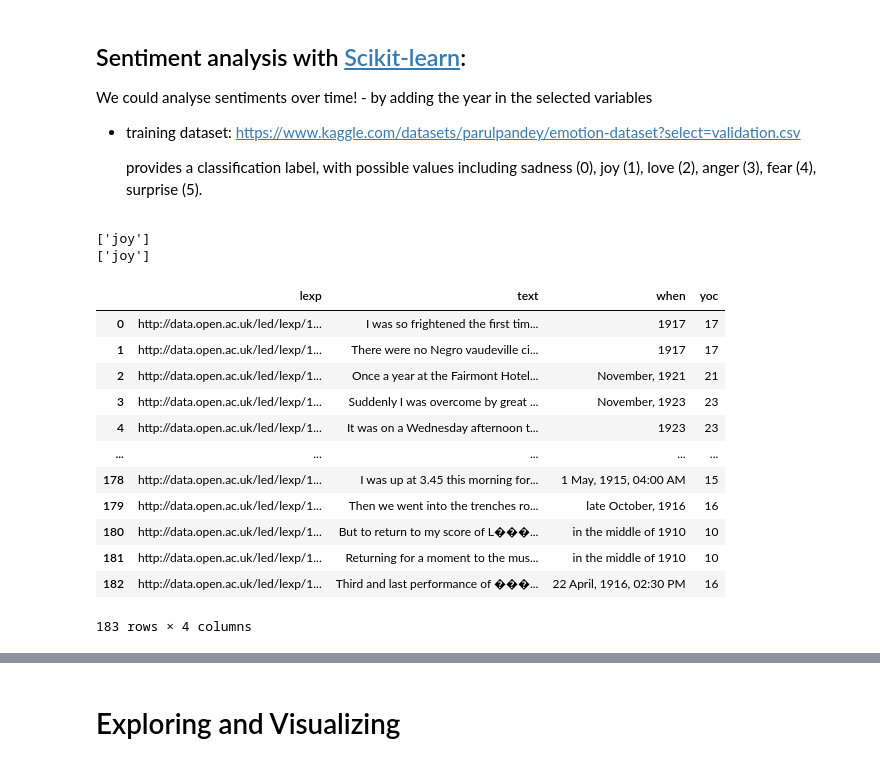
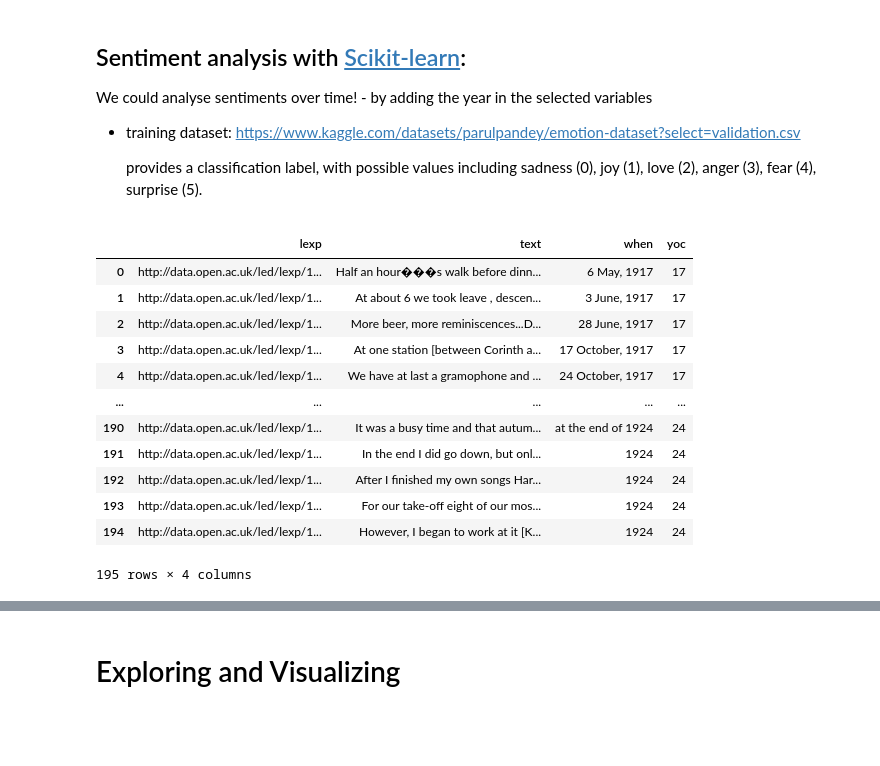
Before and after one commit to InfoViz/InfoViz, a Jupyter notebook: Data_Management.ipynb, the cells around one changed output, grey strips where cells are left out. Saved outputs shown, nothing was run; the diff lists cells and outputs as text; code cells hidden in the pictures; blank space fills up the shorter version.

Commit message:
Update Data_management

```diff
--- a/Data_Management.ipynb
+++ b/Data_Management.ipynb
@@ -384,7 +383 @@ Harp                       1
 Name: instrument_label, dtype: int64
-# %%
-instr_set=set()
-for value in df_instr['instrument_label']:
-    instr_set.add(value)
-instr_set
-#join together equal instruments
@@ -632,14 +637,11 @@ q=vect.transform(q)
 
 print(model.predict(q))
 
-z=array(['horrible film'])
+z=array(['horrible sad film'])
 z=vect.transform(z)
 print(model.predict(z))
 
 #
-# %% [output]
-['joy']
-['joy']
 # %%
 led_endpoint="http://data.open.ac.uk/sparql"
 
@@ -654,48 +656,47 @@ PREFIX edtf: <http://data.open.ac.uk/edtf/ontology/>
 PREFIX edtfdata: <http://data.open.ac.uk/time/edtf/>
 PREFIX event: <http://purl.org/NET/c4dm/event.owl#>
 PREFIX led: <http://led.kmi.open.ac.uk/term/>
 PREFIX rdf: <http://www.w3.org/1999/02/22-rdf-syntax-ns#>
 PREFIX rdfs: <http://www.w3.org/2000/01/rdf-schema#>
 PREFIX schema: <http://schema.org/>
 prefix mo:<http://purl.org/ontology/mo/>
 prefix db:<http://dbpedia.org/ontology/>
 prefix uk:<http://data.open.ac.uk/ukresearchproject/ontology/>
 prefix ox:<http://vocab.ox.ac.uk/projectfunding#>
 
 SELECT DISTINCT ?lexp  ?text  ?description ?when ?yoc
 WHERE {
   ?lexp event:time [ rdfs:label ?when ; edtf:century edtfdata:Century.19 ; edtf:yearOfCentury/rdf:value ?yoc ].
 
   ?lexp  dc:subject ?perf.
-  ?perf mo:performance_of ?song.
-  ?song rdfs:label ?songlabel.
+
   ?lexp led:has_evidence_text ?text.
-  FILTER ( ?yoc >= 10 && ?yoc <= 25)
+  FILTER ( ?yoc >= 10 && ?yoc <= 24)
 }
 """
 # set the query
 sparql_wd.setQuery(query)
 # set the returned format
 sparql_wd.setReturnFormat(JSON)
 # get the results
 results = sparql_wd.query().convert()
 import pandas as pds
 df_text = pds.DataFrame(results['results']['bindings'])
 df_text.applymap(lambda x: x['value']) #drop the duplicates! maybe selecting the perf uri instead of songlabel
 # %% [output]
 |  | lexp | text | when | yoc |
-| 0 | http://data.open.ac.uk/led/lexp/1... | I was so frightened the first tim... | 1917 | 17 |
-| 1 | http://data.open.ac.uk/led/lexp/1... | There were no Negro vaudeville ci... | 1917 | 17 |
-| 2 | http://data.open.ac.uk/led/lexp/1... | Once a year at the Fairmont Hotel... | November, 1921 | 21 |
-| 3 | http://data.open.ac.uk/led/lexp/1... | Suddenly I was overcome by great ... | November, 1923 | 23 |
-| 4 | http://data.open.ac.uk/led/lexp/1... | It was on a Wednesday afternoon t... | 1923 | 23 |
+| 0 | http://data.open.ac.uk/led/lexp/1... | Half an hour���s walk before dinn... | 6 May, 1917 | 17 |
+| 1 | http://data.open.ac.uk/led/lexp/1... | At about 6 we took leave , descen... | 3 June, 1917 | 17 |
+| 2 | http://data.open.ac.uk/led/lexp/1... | More beer, more reminiscences...D... | 28 June, 1917 | 17 |
+| 3 | http://data.open.ac.uk/led/lexp/1... | At one station [between Corinth a... | 17 October, 1917 | 17 |
+| 4 | http://data.open.ac.uk/led/lexp/1... | We have at last a gramophone and ... | 24 October, 1917 | 17 |
 | ... | ... | ... | ... | ... |
-| 178 | http://data.open.ac.uk/led/lexp/1... | I was up at 3.45 this morning for... | 1 May, 1915, 04:00 AM | 15 |
-| 179 | http://data.open.ac.uk/led/lexp/1... | Then we went into the trenches ro... | late October, 1916 | 16 |
-| 180 | http://data.open.ac.uk/led/lexp/1... | But to return to my score of L���... | in the middle of 1910 | 10 |
-| 181 | http://data.open.ac.uk/led/lexp/1... | Returning for a moment to the mus... | in the middle of 1910 | 10 |
-| 182 | http://data.open.ac.uk/led/lexp/1... | Third and last performance of ���... | 22 April, 1916, 02:30 PM | 16 |
+| 190 | http://data.open.ac.uk/led/lexp/1... | It was a busy time and that autum... | at the end of 1924 | 24 |
+| 191 | http://data.open.ac.uk/led/lexp/1... | In the end I did go down, but onl... | 1924 | 24 |
+| 192 | http://data.open.ac.uk/led/lexp/1... | After I finished my own songs Har... | 1924 | 24 |
+| 193 | http://data.open.ac.uk/led/lexp/1... | For our take-off eight of our mos... | 1924 | 24 |
+| 194 | http://data.open.ac.uk/led/lexp/1... | However, I began to work at it [K... | 1924 | 24 |
-183 rows × 4 columns
+195 rows × 4 columns
 # %%
 df_sent = pd.DataFrame(columns=['lexp','text','sentiment','yoc'])
 
```
Also changed, not shown: parts of 32 cells of this notebook.
